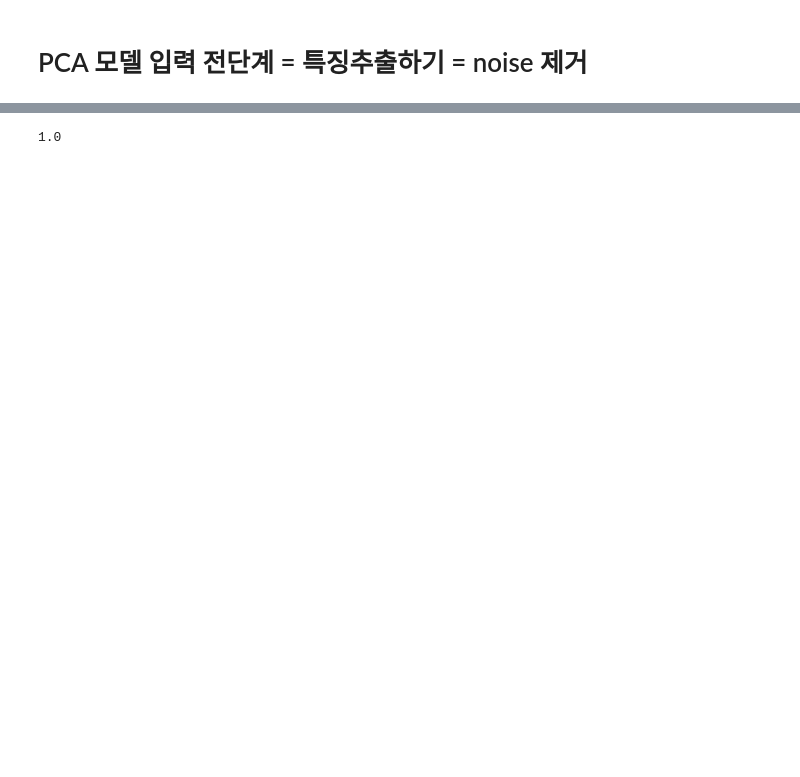
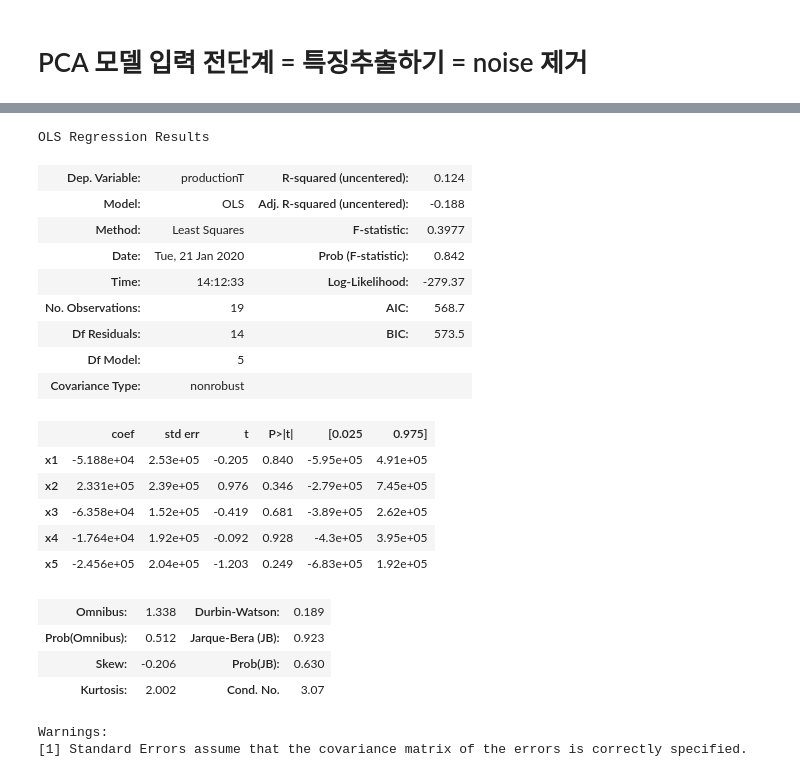
Before and after one commit to Joonyeong97/Jeju_Analysis_Project, a Jupyter notebook: 생산량 예측 변수 dataset.ipynb, the cells around one changed output, grey strips where cells are left out. Saved outputs shown, nothing was run; the diff lists cells and outputs as text; code cells hidden in the pictures; blank space fills up the shorter version.

```diff
--- a/생산량 예측 변수 dataset.ipynb
+++ b/생산량 예측 변수 dataset.ipynb
@@ -331,8 +315,36 @@ Warnings:
-# %%
-from sklearn.linear_model import LinearRegression
-lg = LinearRegression()
-lg.fit(X_train, y_train)
-lg.predict(X_test)
-lg.score(X_test, y_test)
-# %% [output]
-1.0
+# %%
+
+from sklearn.model_selection import train_test_split
+X_train, X_test, y_train, y_test = train_test_split(scale_X, y, random_state=0)
+
+
+# 최소자승법을 해봅시다!
+import statsmodels.api as sm
+result = sm.OLS(y_train, X_train).fit()
+result.summary()
+
+# R-squared => 설명력 : 회귀제곱합/ 총오차제곱합 0.001
+# Adj. R-squared 모델을 통해 수정된 값을 쓴다 -0.054  정규분포로 안바꿔주니 못쓰는값...
+# %% [output]
+OLS Regression Results
+| Dep. Variable: | productionT | R-squared (uncentered): | 0.124 |
+| Model: | OLS | Adj. R-squared (uncentered): | -0.188 |
+| Method: | Least Squares | F-statistic: | 0.3977 |
+| Date: | Tue, 21 Jan 2020 | Prob (F-statistic): | 0.842 |
+| Time: | 14:12:33 | Log-Likelihood: | -279.37 |
+| No. Observations: | 19 | AIC: | 568.7 |
+| Df Residuals: | 14 | BIC: | 573.5 |
+| Df Model: | 5 |  |  |
+| Covariance Type: | nonrobust |  |  |
+|  | coef | std err | t | P>|t| | [0.025 | 0.975] |
+| x1 | -5.188e+04 | 2.53e+05 | -0.205 | 0.840 | -5.95e+05 | 4.91e+05 |
+| x2 | 2.331e+05 | 2.39e+05 | 0.976 | 0.346 | -2.79e+05 | 7.45e+05 |
+| x3 | -6.358e+04 | 1.52e+05 | -0.419 | 0.681 | -3.89e+05 | 2.62e+05 |
+| x4 | -1.764e+04 | 1.92e+05 | -0.092 | 0.928 | -4.3e+05 | 3.95e+05 |
+| x5 | -2.456e+05 | 2.04e+05 | -1.203 | 0.249 | -6.83e+05 | 1.92e+05 |
+| Omnibus: | 1.338 | Durbin-Watson: | 0.189 |
+| Prob(Omnibus): | 0.512 | Jarque-Bera (JB): | 0.923 |
+| Skew: | -0.206 | Prob(JB): | 0.630 |
+| Kurtosis: | 2.002 | Cond. No. | 3.07 |
+Warnings:
+[1] Standard Errors assume that the covariance matrix of the errors is correctly specified.
```
Also changed, not shown: parts of 15 cells of this notebook.
